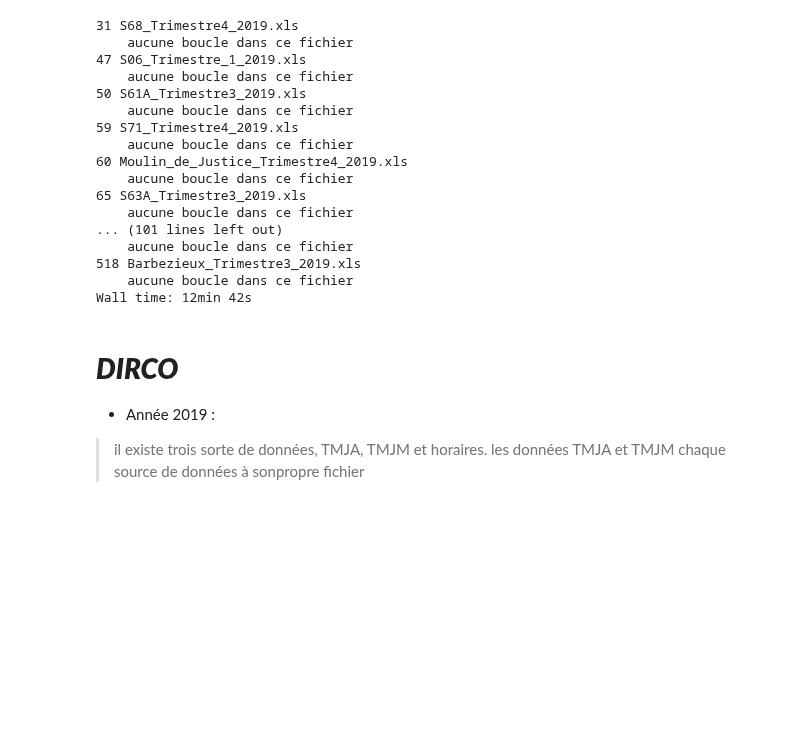
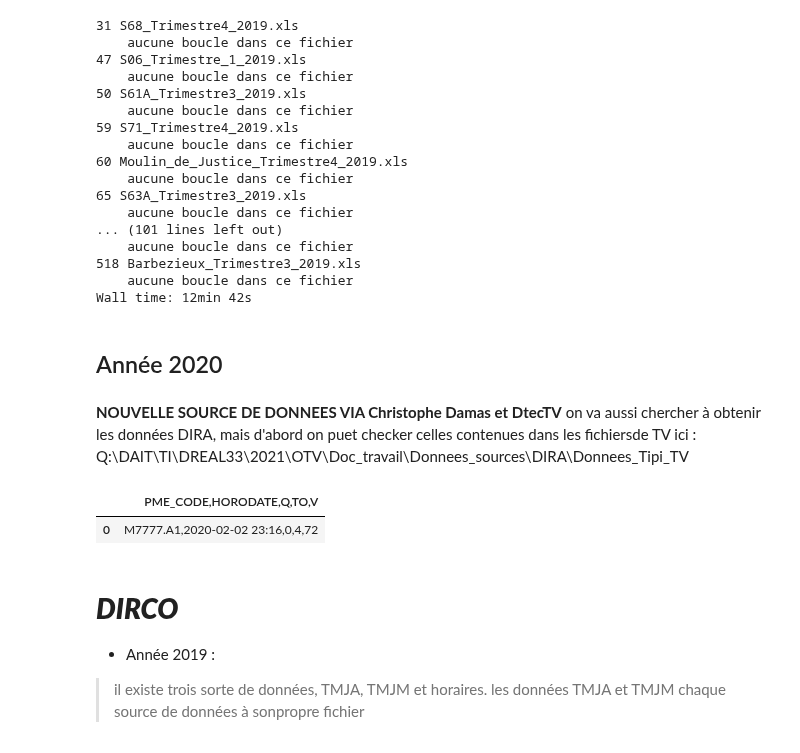
Before and after one commit to nantodevison/otv, a Jupyter notebook: otv/Transfert_Donnees/Import_trafics.ipynb, the cells around one changed output. Saved outputs shown, nothing was run; the diff lists cells and outputs as text; code cells hidden in the pictures; blank space fills up the shorter version.

Commit message:
DIRA 2021

```diff
--- a/otv/Transfert_Donnees/Import_trafics.ipynb
+++ b/otv/Transfert_Donnees/Import_trafics.ipynb
@@ -730,3 +731,9 @@ dfMensGrp=dira.MiseEnFormeMensuelleAnnuelle(dira.verifValiditeMensuelle(dira.joi
 Wall time: 12min 42s
 # %%
 dira.insert_bdd('gti_otv_pg11','comptage', 'na_2010_2019_horaire',dfTousFichier)
+# %% [markdown]
+## Année 2020
+# %% [markdown]
+**NOUVELLE SOURCE DE DONNEES VIA Christophe Damas et DtecTV**
+on va aussi chercher à obtenir les données DIRA, mais d'abord on puet checker celles contenues dans les fichiersde TV ici :
+Q:\DAIT\TI\DREAL33\2021\OTV\Doc_travail\Donnees_sources\DIRA\Donnees_Tipi_TV
@@ -733,3 +742,10 @@ dira.insert_bdd('gti_otv_pg11','comptage', 'na_2010_2019_horaire',dfTousFichier)
+# %%
+donneesMinutes=pd.read_csv(r'Q:\DAIT\TI\DREAL33\2021\OTV\Doc_travail\Donnees_sources\DIRA\Donnees_Tipi_TV\tipi_alienor_raw\tipi.csv', delimiter=',')
+# %%
+donneesMinutes.head(1)
+# %% [output]
+|  | PME_CODE,HORODATE,Q,TO,V |
+| 0 | M7777.A1,2020-02-02 23:16,0,4,72 |
 # %% [markdown]
 # ***DIRCO***
 - Année 2019 :
```
Also changed, not shown: parts of 3 cells of this notebook.
